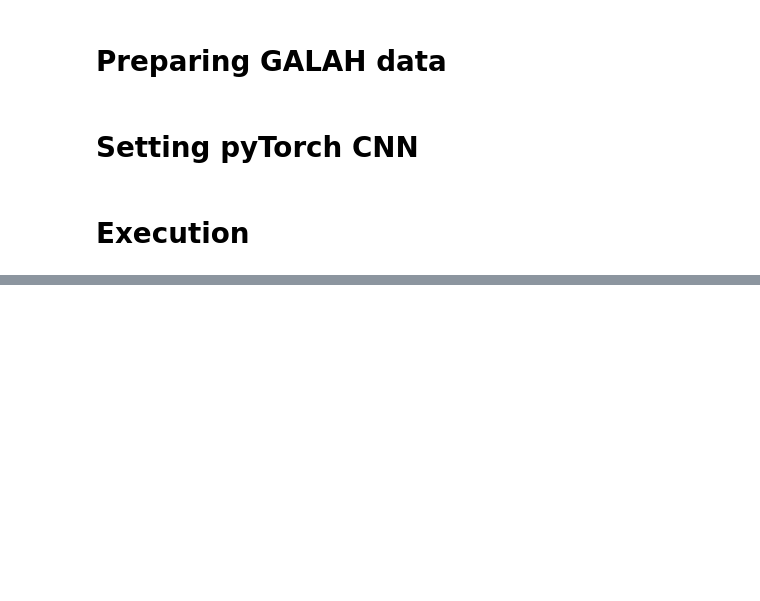
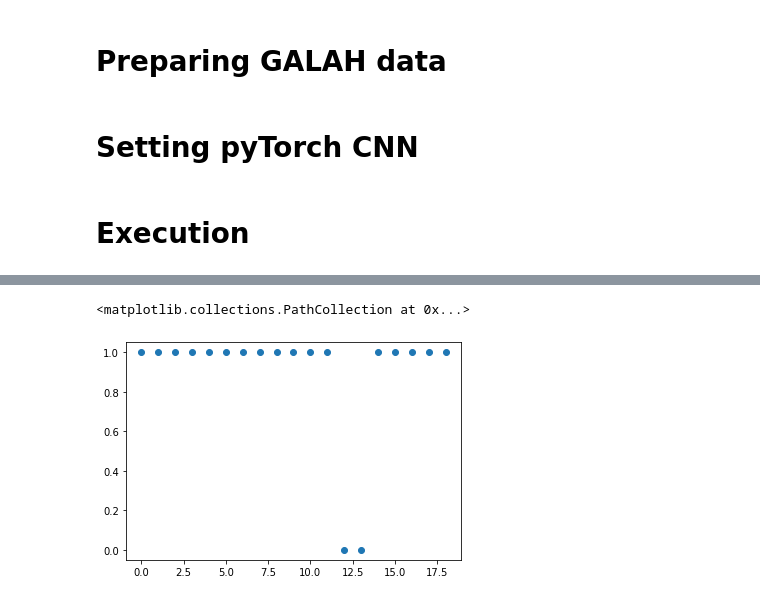
Before and after one commit to potohodnica/magistrska, a Jupyter notebook: GALAH_Pytorch.ipynb, the cells around one changed output, grey strips where cells are left out. Cells and saved outputs as stored; diff of their text form; code cells hidden in the pictures; blank space fills up the shorter version.

```diff
--- a/GALAH_Pytorch.ipynb
+++ b/GALAH_Pytorch.ipynb
@@ -58,7 +58,7 @@ ccd_list_keys = list(ccd_dict.keys())
 ccd_len = len(ccd_list_keys)
 
 # Number of binaries and all types of spectra to work with. Input n_all = -1, if you want all available spectra.
-n_all = 120
+n_all = 20
 bin_ratio = 0.1
 
 # Initialising variables
@@ -72,7 +72,7 @@ print_every = 100
 
 def download_sobject_ids(bin_or_all):
   try:
-    link= 'https://raw.githubusercontent.com/potohodnica/magistrska/main/galah_binaries.tsv'
+    link= 'https://raw.githubusercontent.com/potohodnica/magistrska/main/galah_' + bin_or_all + '.tsv'
     urllib.request.urlretrieve(link, working_directory + 'galah_' + bin_or_all + '.tsv')
   except:
     if printmsg:
@@ -81,7 +81,11 @@ def download_sobject_ids(bin_or_all):
 #@title Sort and merge sobject_ids
 
 def sort_sobject_ids(bin_or_all, n):
-  df = pd.read_csv(working_directory + "galah_" + bin_or_all + ".tsv", on_bad_lines='skip', sep = ";", skiprows=40, usecols = ['GALAH']).drop([0, 1])
+  if bin_or_all == 'bin':
+    skiprows = 40
+  else:
+    skiprows = 37
+  df = pd.read_csv(working_directory + "galah_" + bin_or_all + ".tsv", on_bad_lines='skip', sep = ";", skiprows=skiprows, usecols = ['GALAH']).drop([0, 1])
   df.rename(columns={'GALAH': 'sobject_id'}, inplace=True)
   if not n == -1:
     df = df.sample(n=n, random_state=42)
@@ -99,6 +103,7 @@ def merge_sobject_ids():
 
   df_merged.loc[df_merged['_merge']  == 'left_only', 'bin_tf'] = 0
   df_merged.loc[df_merged['_merge']  == 'both', 'bin_tf'] = 1
+  df_merged.loc[df_merged['_merge']  == 'right_only', 'bin_tf'] = 1
   df_merged.drop(['_merge'], axis=1, inplace=True)
   return df_merged
 # %%
@@ -225,7 +230,10 @@ def create_training_set(df_sobject_ids):
   for sobject_id in (pbar := tqdm(df_sobject_ids["sobject_id"].tolist(), leave=False)):
       channels = []
       pbar.set_description(f"Loading spectra {sobject_id} \n")
-      spectrum = read_spectra(sobject_id)
+      try:
+        spectrum = read_spectra(sobject_id)
+      except:
+        pass
 
       for channel_nr in ccd_list_keys:
         channel = np.array(spectrum['sob_red_' + str(channel_nr)])
@@ -369,4 +395,7 @@ display(outputs_by_epoch[0])
 # %%
-plt.scatter(list(range(len(results_of_eval[0]))), results_of_eval[-1], c=ytrain)
+plt.scatter(list(range(len(results_of_eval[0]))), results_of_eval[-1])
+# %% [output]
+<matplotlib.collections.PathCollection at 0x...>
+[figure, added]
 # %%
 outputs_by_epoch, y_train = learn_batches()
```
Also changed, not shown: parts of 1 cell of this notebook.
